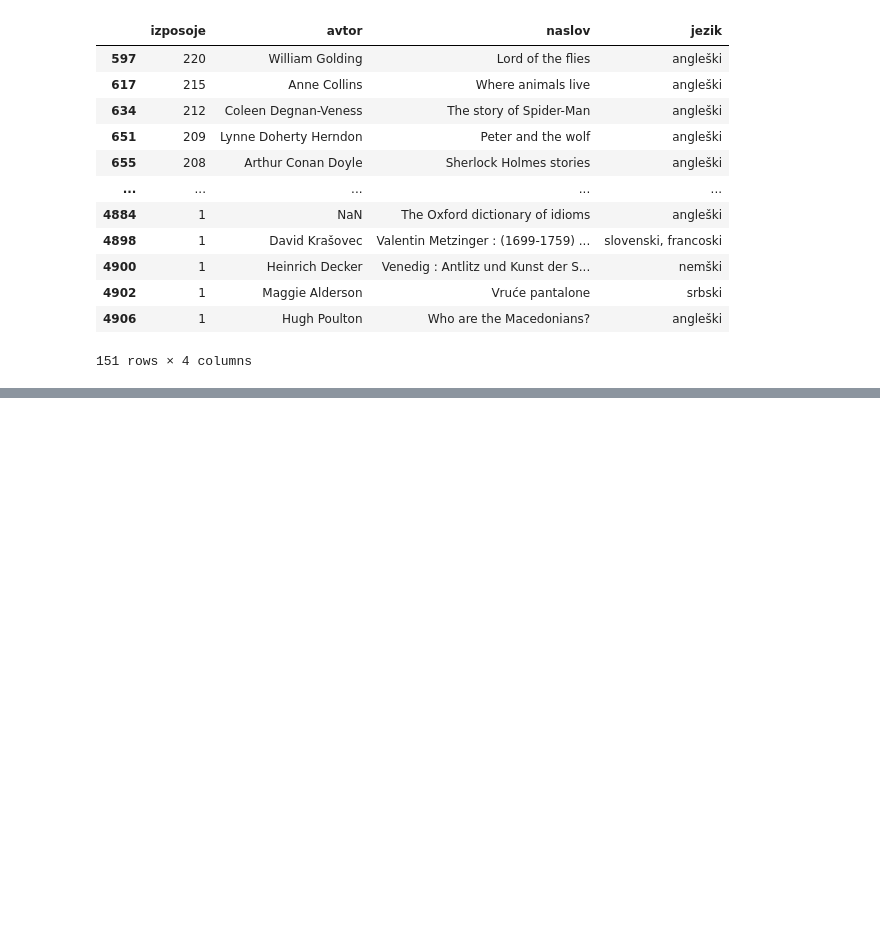
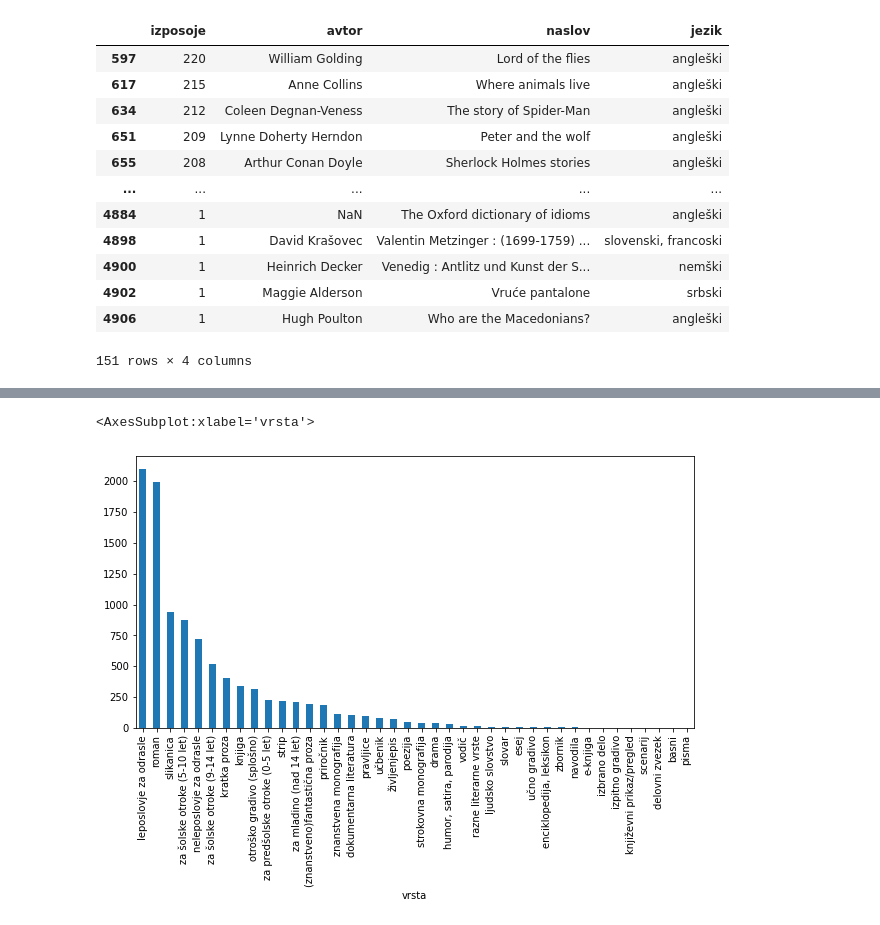
Before and after one commit to lueticana/Izposojene-knjige, a Jupyter notebook: analiza.ipynb, the cells around one changed output, grey strips where cells are left out. Saved outputs shown, nothing was run; the diff lists cells and outputs as text; code cells hidden in the pictures; blank space fills up the shorter version.

```diff
--- a/analiza.ipynb
+++ b/analiza.ipynb
@@ -96,0 +65,3 @@ knjige[knjige.izposoje == 1]
+# %%
+knjige_z_vrsto_literature = pd.merge(knjige, vrste_literature, left_on='naslov', right_on='knjiga')
+knjige_z_vrsto_literature
@@ -184,0 +279,5 @@ Name: naslov, Length: 32, dtype: object
+# %%
+knjige_z_vrsto_literature.groupby("vrsta").size().sort_values(ascending=False).plot.bar(figsize=(10,5))
+# %% [output]
+<AxesSubplot:xlabel='vrsta'>
+[figure, added]
```
Also changed, not shown: parts of 34 cells of this notebook, 1 other file.
